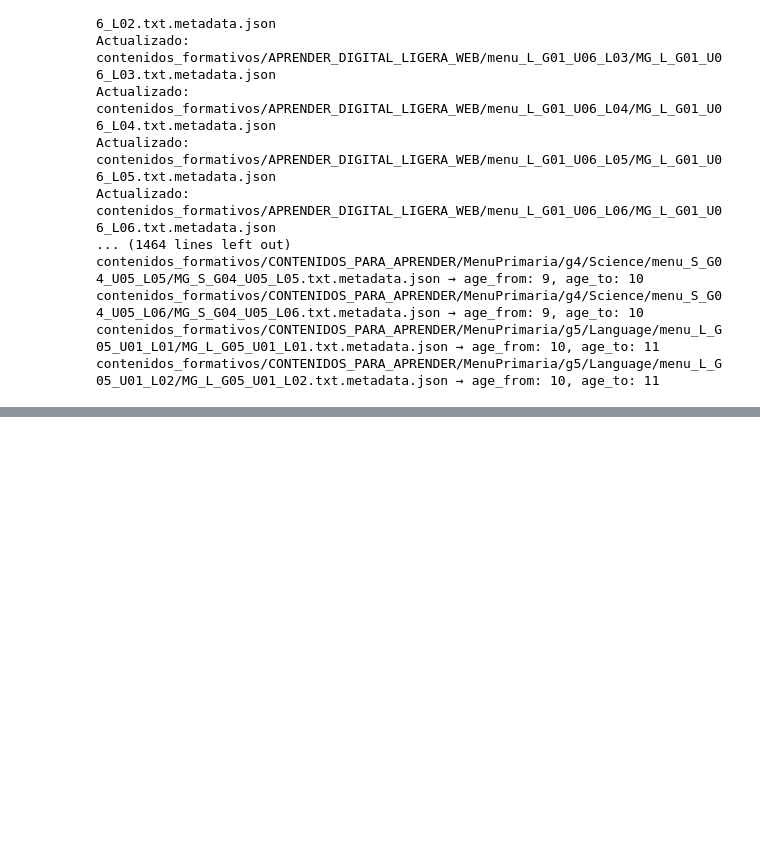
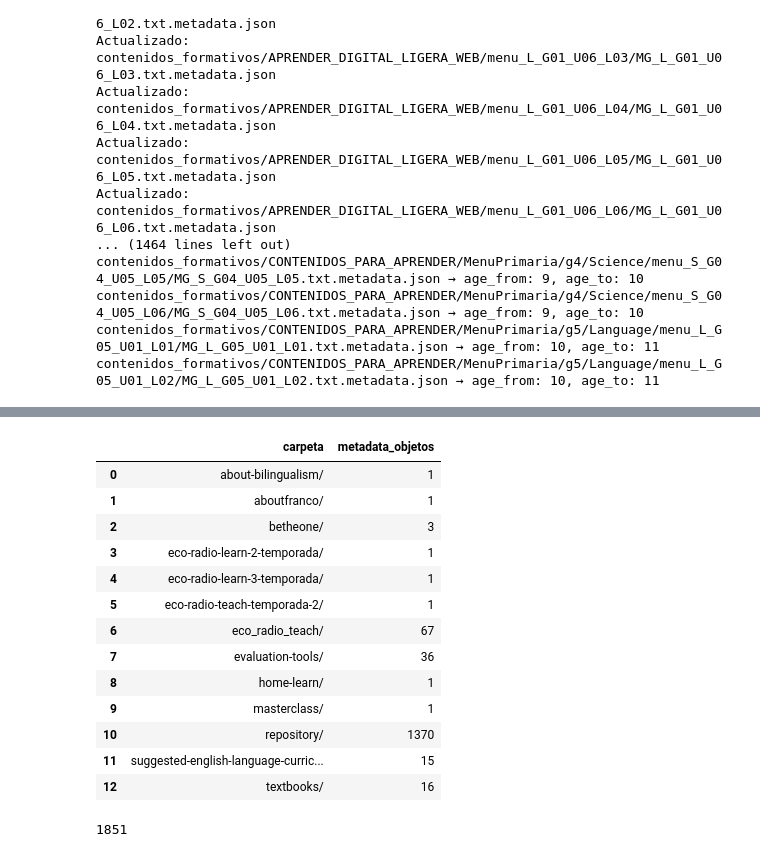
Before and after one commit to mateotenis98/MEN, a Jupyter notebook: S3_metadata_asigna_edad.ipynb, the cells around one changed output, grey strips where cells are left out. Drawn from its saved outputs; the diff is of its cells as text; code cells hidden in the pictures; blank space fills up the shorter version.

Commit message:
update s3_metadata_asign

```diff
--- a/S3_metadata_asigna_edad.ipynb
+++ b/S3_metadata_asigna_edad.ipynb
@@ -6,4 +6,4 @@ import pandas as pd
 os.environ["AWS_PROFILE"] = "men"
 os.environ['AWS_DEFAULT_REGION'] = 'us-east-1'
 # %%
-bucket_name = "men-test-clean-data"
+bucket_name = "men-prod-clean-data"
@@ -178,7 +190,7 @@ def list_s3_objects(bucket_name, prefixes, max_keys=20):
 
         print("-" * 40)
 
-bucket_name = "men-test-clean-data"
+bucket_name = "men-prod-clean-data"
 prefixes2 = [
     "contenidos_formativos/APRENDER_DIGITAL_LIGERA_WEB/",
     "contenidos_formativos/CONTENIDOS_PARA_APRENDER/"
@@ -355,0 +442,21 @@ contenidos_formativos/CONTENIDOS_PARA_APRENDER/MenuPrimaria/g5/Language/menu_L_G
+# %%
+carpetas_raw
+# %% [output]
+|  | carpeta | metadata_objetos |
+| 0 | about-bilingualism/ | 1 |
+| 1 | aboutfranco/ | 1 |
+| 2 | betheone/ | 3 |
+| 3 | eco-radio-learn-2-temporada/ | 1 |
+| 4 | eco-radio-learn-3-temporada/ | 1 |
+| 5 | eco-radio-teach-temporada-2/ | 1 |
+| 6 | eco_radio_teach/ | 67 |
+| 7 | evaluation-tools/ | 36 |
+| 8 | home-learn/ | 1 |
+| 9 | masterclass/ | 1 |
+| 10 | repository/ | 1370 |
+| 11 | suggested-english-language-curric... | 15 |
+| 12 | textbooks/ | 16 |
+# %%
+carpetas_clean["objetos"].sum()
+# %% [output]
+1851
```
Also changed, not shown: parts of 12 cells of this notebook.
